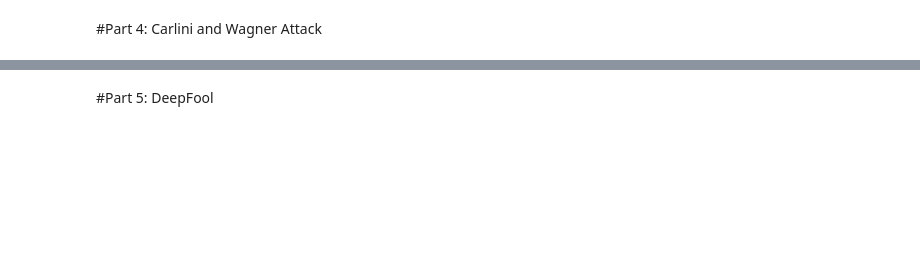
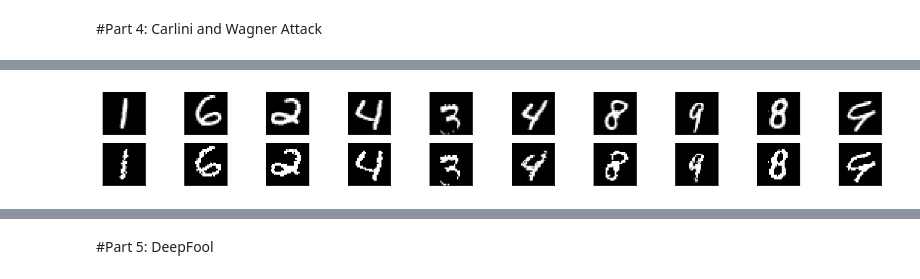
Before and after one commit to shreehari117/ML-2, a Jupyter notebook: Sureshbabu_Shree_Hari_aml.ipynb, the cells around one changed output, grey strips where cells are left out. Cells and saved outputs as stored; diff of their text form; code cells hidden in the pictures; blank space fills up the shorter version.

```diff
--- a/Sureshbabu_Shree_Hari_aml.ipynb
+++ b/Sureshbabu_Shree_Hari_aml.ipynb
@@ -252,16 +385,18 @@ pgd = MadryEtAl(wrap, sess=sess)
 #Implementing the CW attack
 
 #CW Instance on trained classifier from Part 1
-#FILL THIS IN
+cw = CarliniWagnerL2(wrap, sess=sess)
 
 
 #Attack parameters
-#FILL THIS IN
+cw_params = {"binary_search_steps":1, "y":None, "learning_rate": 1.25, "batch_size": 16, "initial_const": 10, "clip_min": 0.00, "clip_max": 1.0}
 
 
 #Generate adversarial data
-#FILL THIS IN
+cw_adv_data_test = cw.generate_np(data_test, **cw_params)
 
 
 #Evaluate accuracy of perturbed data on target classifier
-#FILL THIS IN
+cw_adv_score = model_classifier.evaluate(cw_adv_data_test, labels_test)
+
+print("Accuracy of Carlini and Wagner adversarial attack : ", cw_adv_score[1]*100)
@@ -271,3 +420,29 @@ pgd = MadryEtAl(wrap, sess=sess)
+# %%
+#Show ten original samples and their corresponding adversarial samples
+num_images = 10
+np.random.seed(42)
+random_original_samples = np.random.randint(data_test.shape[0], size=num_images)
+random_adversarial_samples = np.random.randint(cw_adv_data_test.shape[0], size=num_images)
+plt.figure(figsize=(24, 6))
+
+for i, image_idx in enumerate(random_original_samples):
+    # plot original image
+    ax = plt.subplot(4, num_images, i + 1)
+    plt.imshow(data_test[image_idx].reshape(28,28))
+    plt.gray()
+    ax.get_xaxis().set_visible(False)
+    ax.get_yaxis().set_visible(False)
+
+    # plot adversarial image
+    ax = plt.subplot(4, num_images, num_images + i + 1)
+    plt.imshow(cw_adv_data_test[image_idx].reshape(28,28))
+    plt.gray()
+    ax.get_xaxis().set_visible(False)
+    ax.get_yaxis().set_visible(False)
+
+plt.show()
+# %% [output]
+[figure, added]
 # %%
 #Implementing the dimensionality reduction (PCA) defense
 
```
Also changed, not shown: parts of 26 cells of this notebook.
